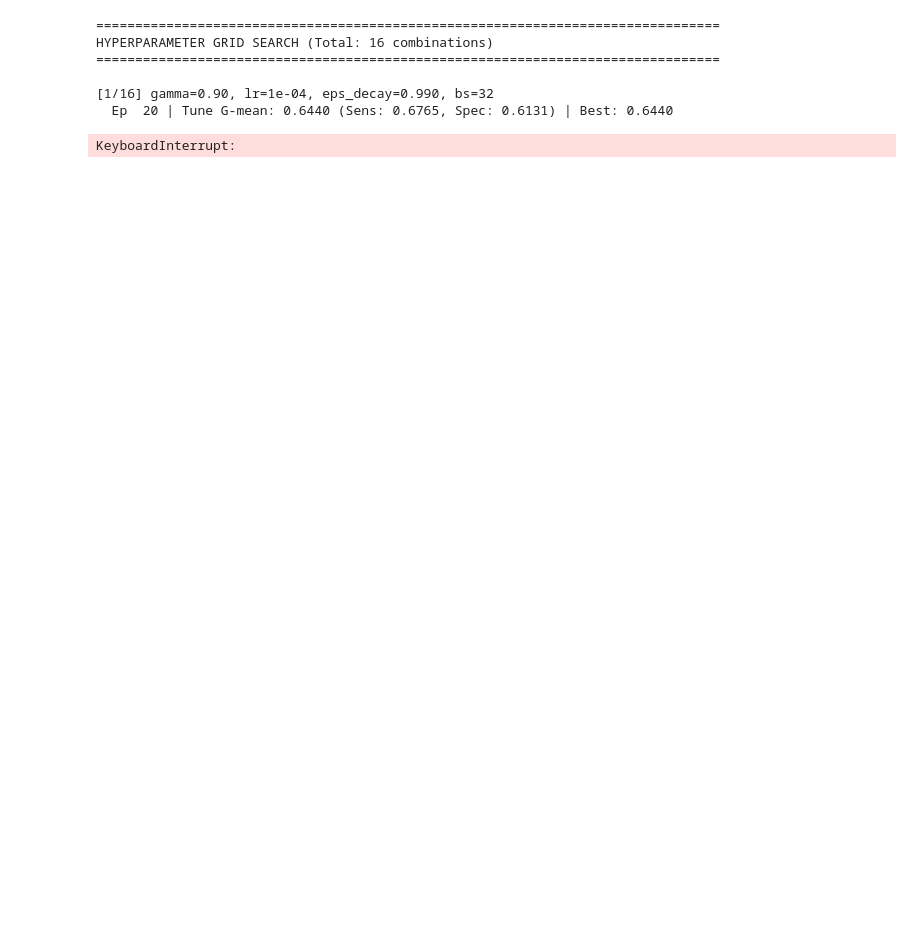
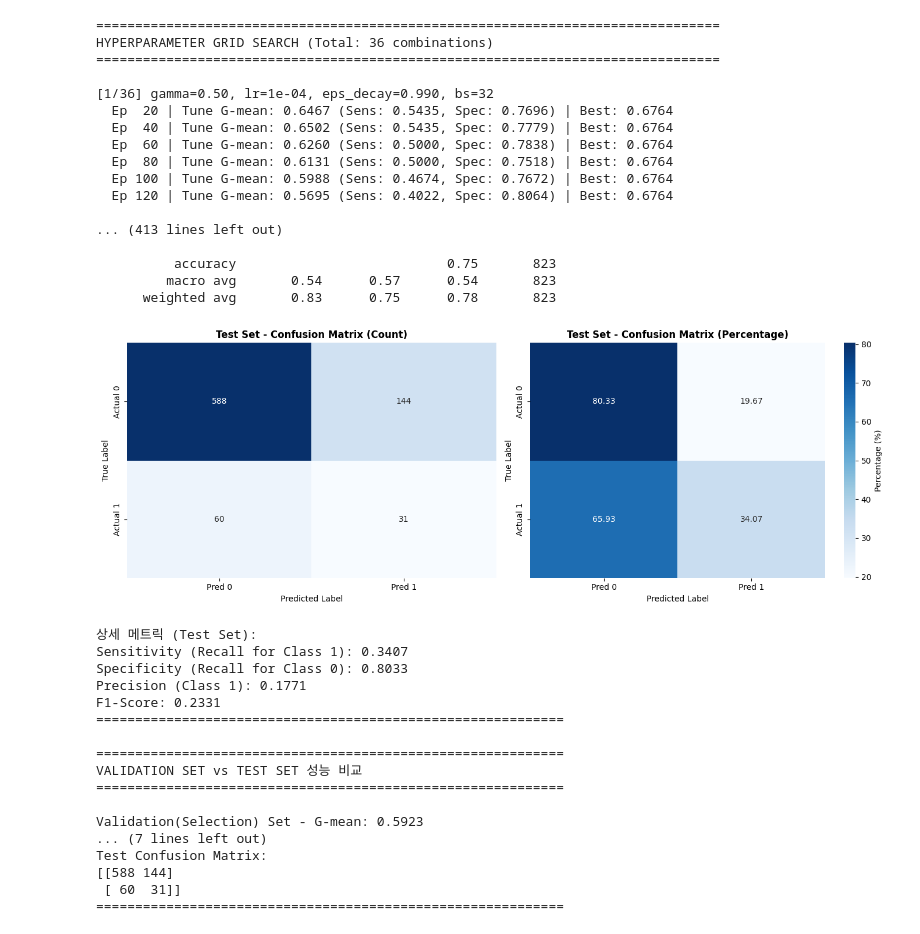
Before and after one commit to Dooman-cloud/TS-RL---, a Jupyter notebook: notebooks/experiments/DDQN 버전2.ipynb, the cells around one changed output. Cells and saved outputs as stored; diff of their text form; code cells hidden in the pictures; blank space fills up the shorter version.

```diff
--- a/notebooks/experiments/DDQN 버전2.ipynb
+++ b/notebooks/experiments/DDQN 버전2.ipynb
@@ -350,9 +327,9 @@ High Risk 인덱스 수 (train): 271
 from itertools import product
 
 param_grid = {
-    'gamma': [0.9, 0.99],
-    'lr': [1e-4, 1e-3],
-    'epsilon_decay': [0.99, 0.999],
+    'gamma': [0.5,0.7,0.9],
+    'lr': [1e-4,5e-4,1e-3],
+    'epsilon_decay': [0.99, 0.995],
     'batch_size': [32, 64],
 }
 
@@ -512,7 +489,7 @@ agent = DDQNAgent(
     epsilon_decay=best_overall_params['epsilon_decay'],
 )
 
-episodes = 600
+episodes = 800
 max_steps = 500
 scores = []
 valid_scores = []
@@ -620,34 +597,62 @@ print(f"\n상세 메트릭 (Test Set):")
 print(f"Sensitivity (Recall for Class 1): {sensitivity_test:.4f}")
 print(f"Specificity (Recall for Class 0): {specificity_test:.4f}")
 print(f"Precision (Class 1): {precision:.4f}")
 print(f"F1-Score: {f1_score_val:.4f}")
 print("=" * 60)
 
 print("\n" + "=" * 60)
 print("VALIDATION SET vs TEST SET 성능 비교")
 print("=" * 60)
 
 agent.online_net.eval()
 valid_predictions = predict_labels_argmax(agent.online_net, valid_select_feature)
 cm_valid = confusion_matrix(valid_select_label, valid_predictions, labels=[0, 1])
 tn_v, fp_v, fn_v, tp_v = cm_valid.ravel()
 sensitivity_valid = tp_v / (tp_v + fn_v) if (tp_v + fn_v) > 0 else 0
 specificity_valid = tn_v / (tn_v + fp_v) if (tn_v + fp_v) > 0 else 0
 gmean_valid = np.sqrt(sensitivity_valid * specificity_valid)
 
 print(f"\nValidation(Selection) Set - G-mean: {gmean_valid:.4f}")
 print(f"Test Set - G-mean: {gmean_test:.4f}")
 print(f"Difference (Valid - Test): {gmean_valid - gmean_test:.4f}")
 print("\nValidation Confusion Matrix:")
 print(cm_valid)
 print("\nTest Confusion Matrix:")
 print(cm_test)
 print("=" * 60)
 # %% [output]
 ================================================================================
-HYPERPARAMETER GRID SEARCH (Total: 16 combinations)
+HYPERPARAMETER GRID SEARCH (Total: 36 combinations)
 ================================================================================
 
-[1/16] gamma=0.90, lr=1e-04, eps_decay=0.990, bs=32
-  Ep  20 | Tune G-mean: 0.6440 (Sens: 0.6765, Spec: 0.6131) | Best: 0.6440
+[1/36] gamma=0.50, lr=1e-04, eps_decay=0.990, bs=32
+  Ep  20 | Tune G-mean: 0.6467 (Sens: 0.5435, Spec: 0.7696) | Best: 0.6764
+  Ep  40 | Tune G-mean: 0.6502 (Sens: 0.5435, Spec: 0.7779) | Best: 0.6764
+  Ep  60 | Tune G-mean: 0.6260 (Sens: 0.5000, Spec: 0.7838) | Best: 0.6764
+  Ep  80 | Tune G-mean: 0.6131 (Sens: 0.5000, Spec: 0.7518) | Best: 0.6764
+  Ep 100 | Tune G-mean: 0.5988 (Sens: 0.4674, Spec: 0.7672) | Best: 0.6764
+  Ep 120 | Tune G-mean: 0.5695 (Sens: 0.4022, Spec: 0.8064) | Best: 0.6764
+
+... (413 lines left out)
+
+          accuracy                           0.75       823
+         macro avg       0.54      0.57      0.54       823
+      weighted avg       0.83      0.75      0.78       823
+[figure, added]
-KeyboardInterrupt:
+상세 메트릭 (Test Set):
+Sensitivity (Recall for Class 1): 0.3407
+Specificity (Recall for Class 0): 0.8033
+Precision (Class 1): 0.1771
+F1-Score: 0.2331
+============================================================
+
+============================================================
+VALIDATION SET vs TEST SET 성능 비교
+============================================================
+
+Validation(Selection) Set - G-mean: 0.5923
+... (7 lines left out)
+Test Confusion Matrix:
+[[588 144]
+ [ 60  31]]
+============================================================
```
Also changed, not shown: parts of 2 cells of this notebook, 4 other files.
